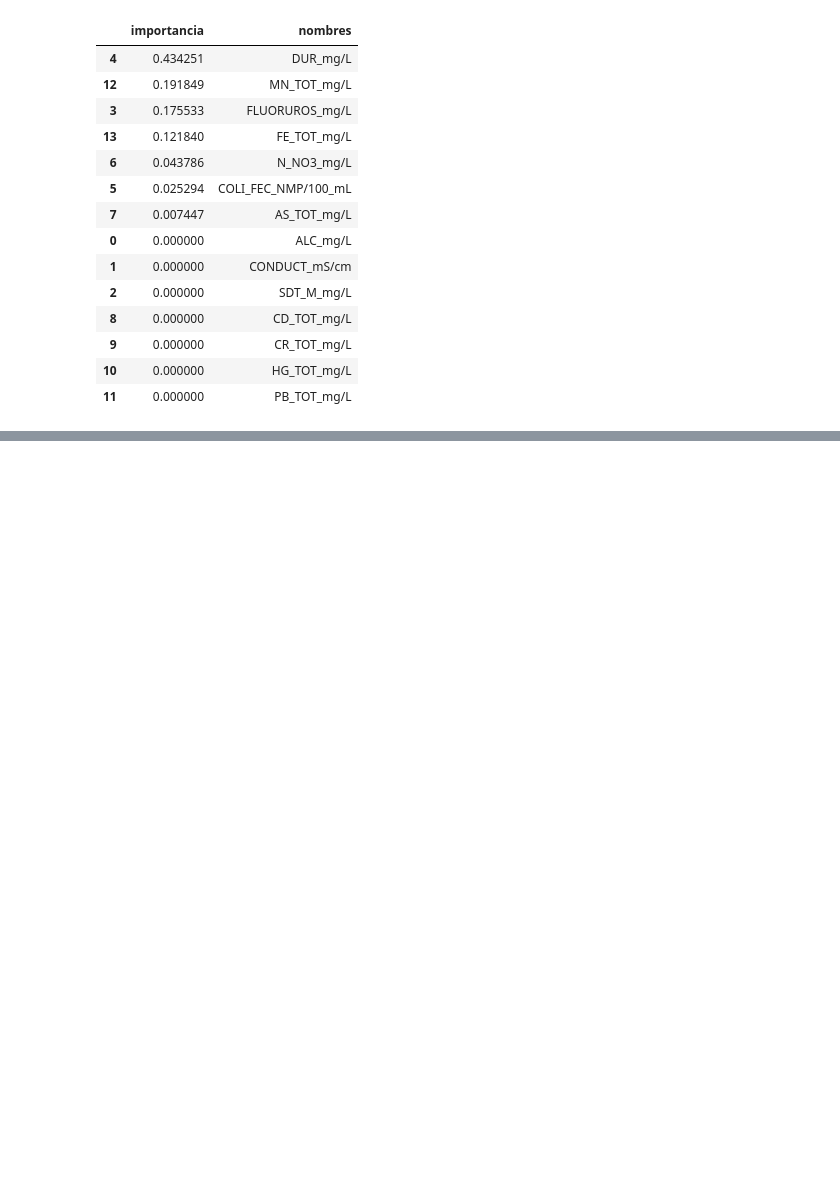
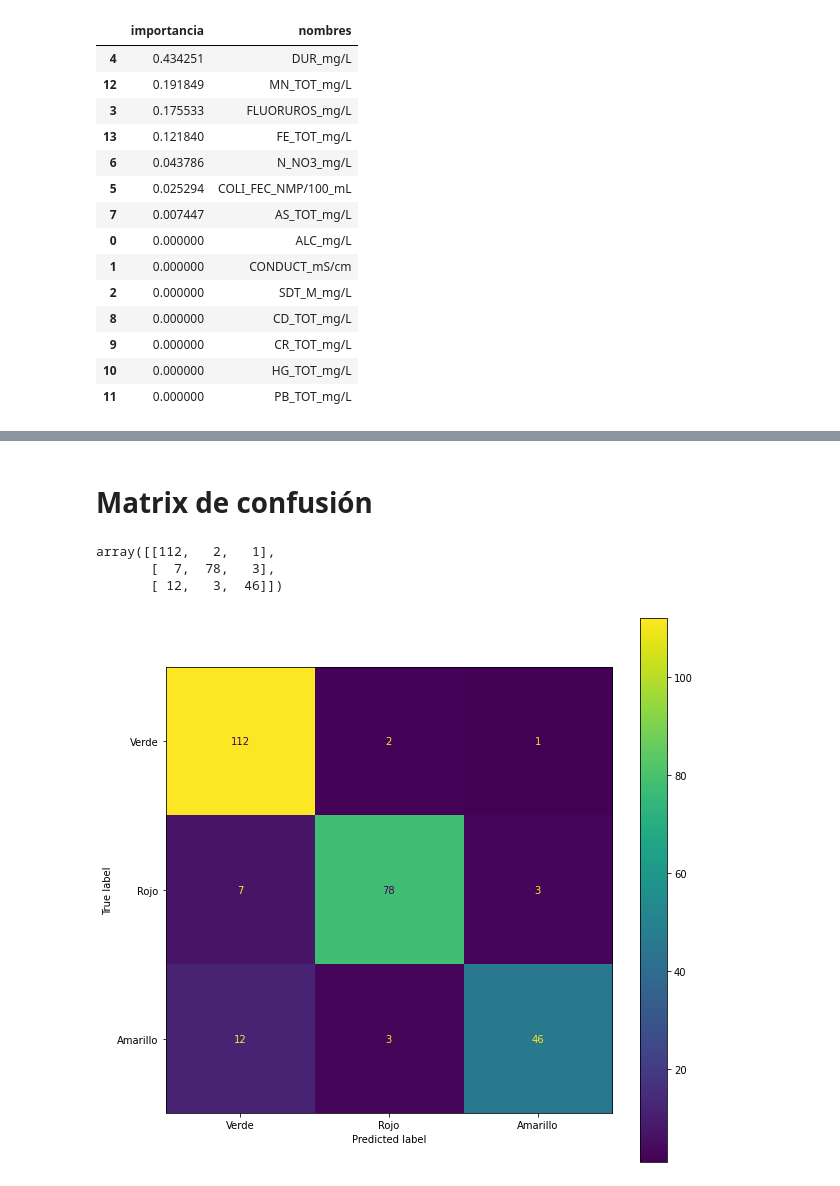
Before and after one commit to JSOrtegaB/pruebas, a Jupyter notebook: Reto/Reto_Entrega_2_Clasificación_ensambles_y_presentacion_ejecutiva_JuanSebastianOrtegaBriones_A01794327.ipynb, the cells around one changed output, grey strips where cells are left out. Cells and saved outputs as stored; diff of their text form; code cells hidden in the pictures; blank space fills up the shorter version.

```diff
--- a/Reto/Reto_Entrega_2_Clasificación_ensambles_y_presentacion_ejecutiva_JuanSebastianOrtegaBriones_A01794327.ipynb
+++ b/Reto/Reto_Entrega_2_Clasificación_ensambles_y_presentacion_ejecutiva_JuanSebastianOrtegaBriones_A01794327.ipynb
@@ -164,0 +182,4 @@ Source.from_file("regression_tree.dot")
+# %%
+voting_clf=VotingClassifier(estimators=[('lr',log_clf), ('rf', rnd_clf), ('svc', svm_clf)], voting='hard')
+# %%
+voting_clf.fit(X_train, y_train)
@@ -164,0 +192,6 @@ Source.from_file("regression_tree.dot")
+# %%
+from sklearn.metrics import accuracy_score
+for clf in (log_clf, rnd_clf, svm_clf, voting_clf):
+  clf.fit(X_train, y_train)
+  y_pred=clf.predict(X_test)
+  print(clf.__class__.__name__,accuracy_score(y_test, y_pred))
@@ -164,0 +236,16 @@ Source.from_file("regression_tree.dot")
+# %% [markdown]
+# Matrix de confusión
+# %%
+cf_matrix=confusion_matrix(y_test, y_pred)
+cf_matrix
+# %% [output]
+array([[112,   2,   1],
+       [  7,  78,   3],
+       [ 12,   3,  46]])
+# %%
+disp = ConfusionMatrixDisplay(confusion_matrix=cf_matrix, display_labels=categorias)
+fig, ax = plt.subplots(figsize=(10,10))
+disp.plot(ax=ax)
+plt.show()
+# %% [output]
+[figure, added]
```
Also changed, not shown: parts of 11 cells of this notebook, 1 other file.
